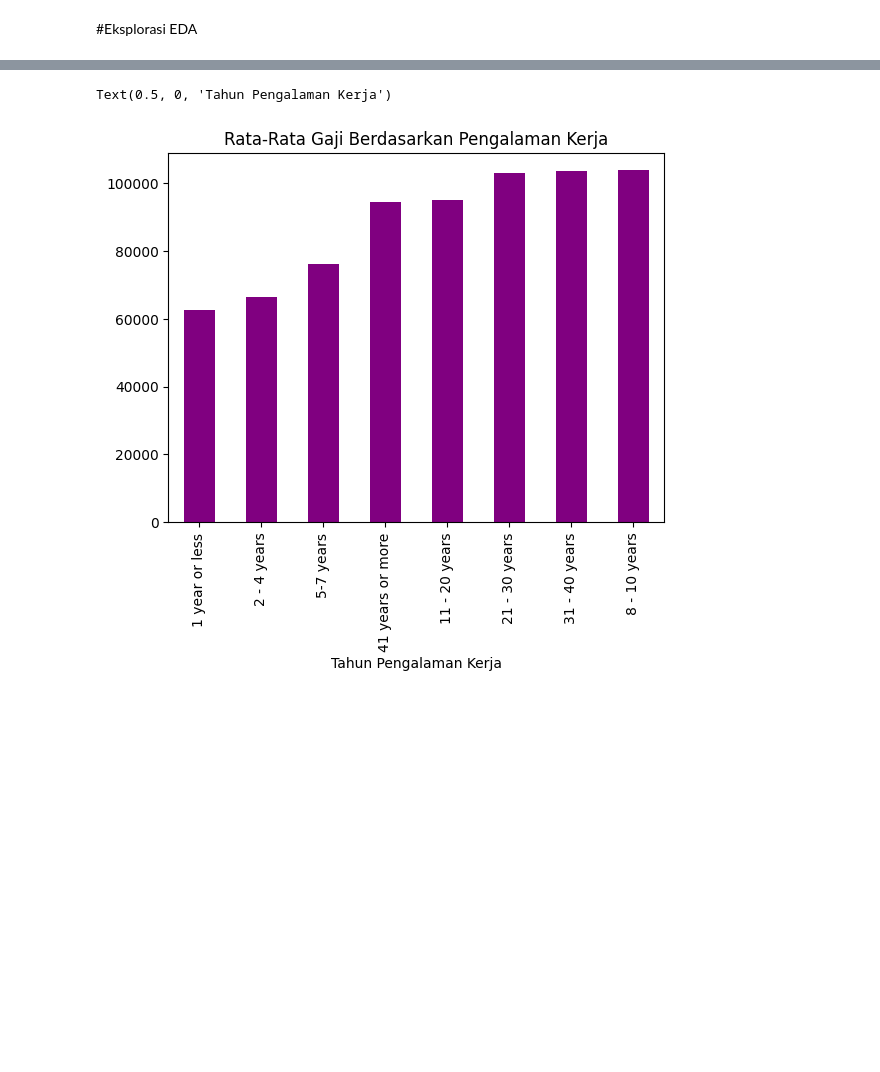
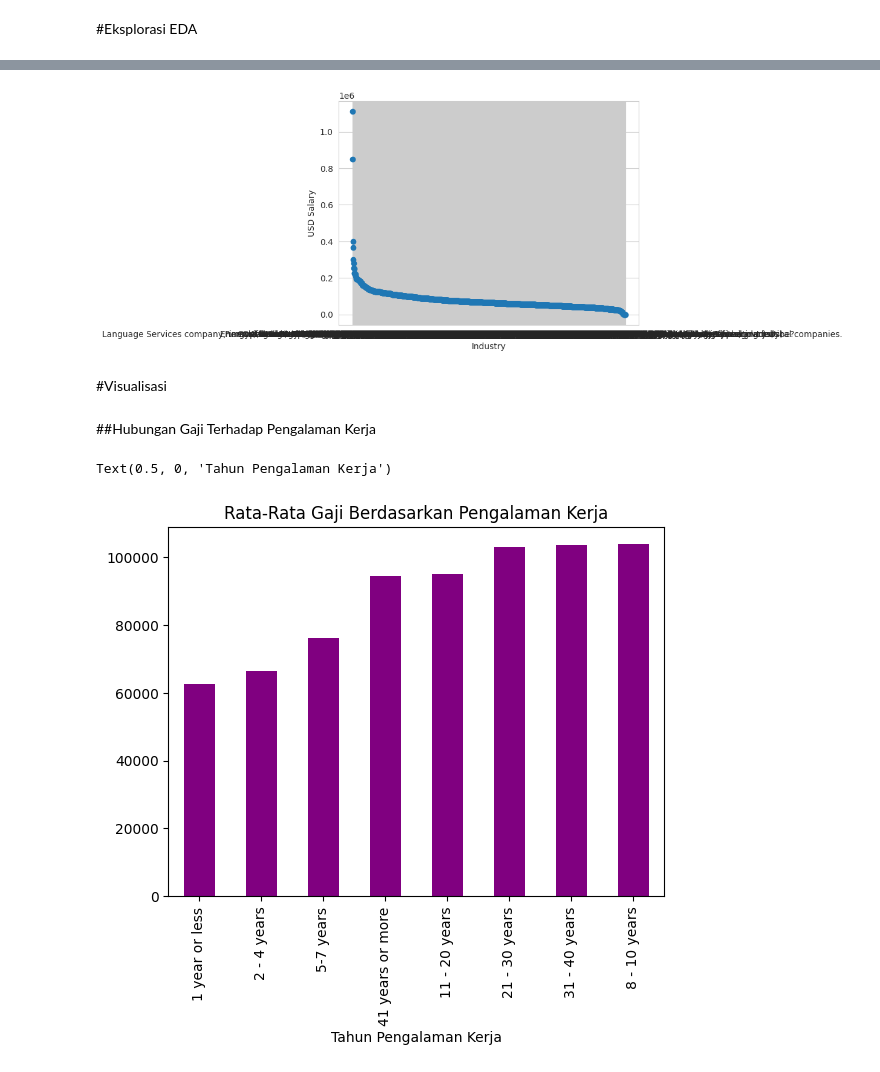
Before and after one commit to hridayanikaruna/SalaryAnalysis, a Jupyter notebook: Salary_Analysis.ipynb, the cells around one changed output, grey strips where cells are left out. Saved outputs shown, nothing was run; the diff lists cells and outputs as text; code cells hidden in the pictures; blank space fills up the shorter version.

```diff
--- a/Salary_Analysis.ipynb
+++ b/Salary_Analysis.ipynb
@@ -368,0 +608,9 @@ Name: usd_salary, Length: 27941, dtype: int64
+# %%
+industry_salary_mean = industry_salary.groupby(['industry'])['usd_salary'].mean().reset_index()
+convert_dict = {'industry': object,
+                'usd_salary': int
+                }
+industry_salary_mean = industry_salary_mean.astype(convert_dict)
+industry_salary_mean = industry_salary_mean.sort_values(by=['usd_salary'], ascending=False)
+industry_salary_mean = industry_salary_mean.reset_index(drop=True)
+industry_salary_mean
@@ -369,3 +631,14 @@ Name: usd_salary, Length: 27941, dtype: int64
+# %%
+plt.scatter(industry_salary_mean['industry'], industry_salary_mean['usd_salary'])
+plt.xlabel('Industry')
+plt.ylabel('USD Salary')
+plt.show()
+# %% [output]
+[figure, added]
+# %% [markdown]
+#Visualisasi
+# %% [markdown]
+##Hubungan Gaji Terhadap Pengalaman Kerja
 # %%
 mean_salary_by_year = df.groupby('work_experience_overall')['usd_salary'].mean()
 mean_salary_by_year = mean_salary_by_year.sort_values()
```
Also changed, not shown: parts of 40 cells of this notebook.
